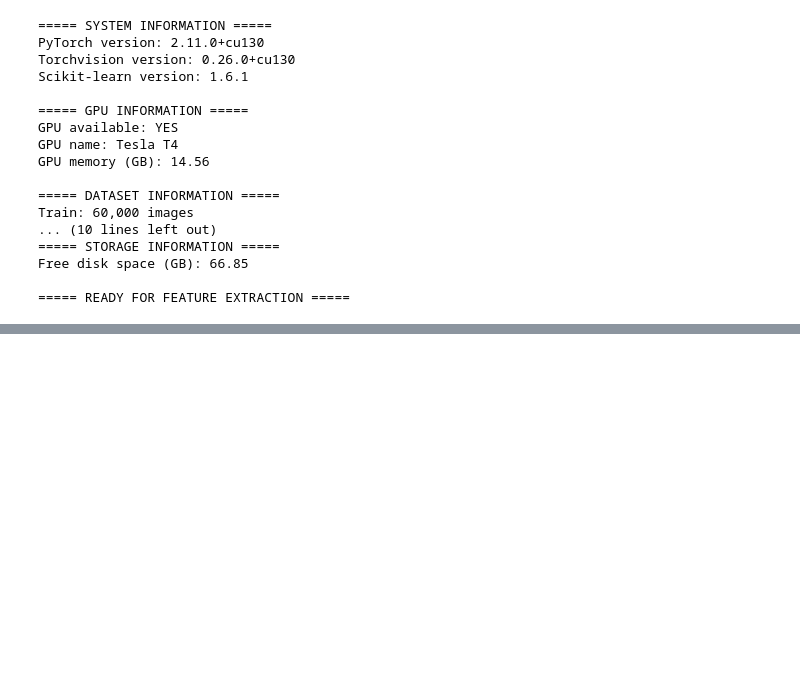
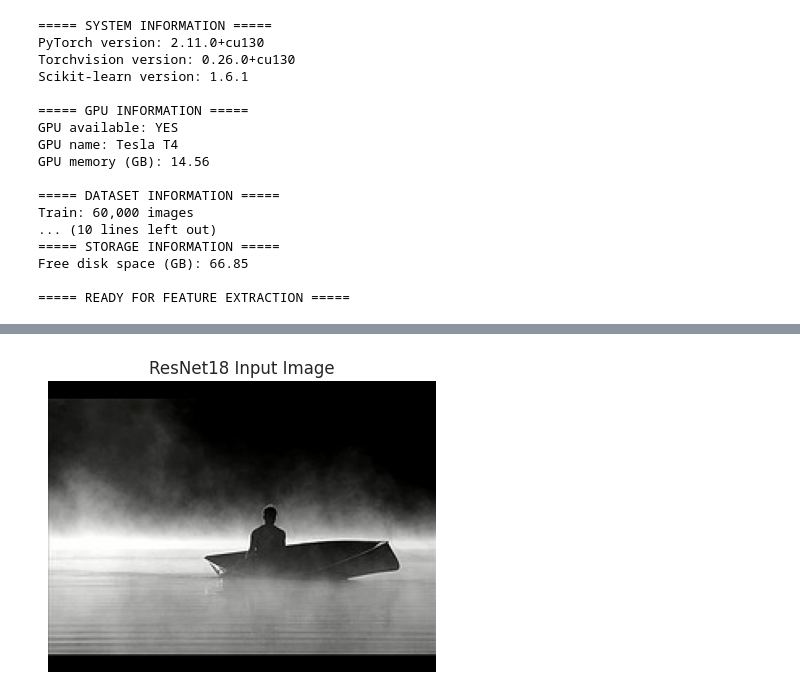
Before and after one commit to Fifakung94/MachineLearning_Project, a Jupyter notebook: notebooks/ML_Project.ipynb, the cells around one changed output, grey strips where cells are left out. Saved outputs shown, nothing was run; the diff lists cells and outputs as text; code cells hidden in the pictures; blank space fills up the shorter version.

```diff
--- a/notebooks/ML_Project.ipynb
+++ b/notebooks/ML_Project.ipynb
@@ -546,0 +963,98 @@ Free disk space (GB): 66.85
+# %%
+# ==================================================
+# PHASE 2 - STEP 6
+# RESNET18 FEATURE EXTRACTION: SINGLE IMAGE TEST
+# ==================================================
+
+import torch
+import torch.nn as nn
+import numpy as np
+import matplotlib.pyplot as plt
+
+from pathlib import Path
+from PIL import Image
+from torchvision.models import resnet18, ResNet18_Weights
+
+# 1. Select computing device
+device = torch.device(
+    "cuda" if torch.cuda.is_available() else "cpu"
+)
+
+print("===== DEVICE INFORMATION =====")
+print("Using device:", device)
+
+if device.type == "cuda":
+    print("GPU:", torch.cuda.get_device_name(0))
+
+# 2. Load pretrained ResNet18
+weights = ResNet18_Weights.DEFAULT
+
+resnet_model = resnet18(weights=weights)
+
+# Remove the final classification layer
+resnet_model.fc = nn.Identity()
+
+# Move model to device and enable evaluation mode
+resnet_model = resnet_model.to(device)
+resnet_model.eval()
+
+print("\n===== MODEL INFORMATION =====")
+print("Model: ResNet18")
+print("Pretrained weights:", weights)
+print("Final layer:", resnet_model.fc)
+print("Feature dimensions: 512")
+
+# 3. Define preprocessing
+preprocess = weights.transforms()
+
+# 4. Select first training image
+image_name = Path(
+    str(train_df.iloc[0]["image"]).replace("\\", "/")
+).name
+
+image_path = (
+    Path("/content/datasets/NUS_WIDE/train")
+    / image_name
+)
+
+assert image_path.is_file(), "Image not found!"
+
+with Image.open(image_path) as img:
+    image = img.convert("RGB").copy()
+
+# 5. Convert image into model input tensor
+input_tensor = preprocess(image).unsqueeze(0)
+input_tensor = input_tensor.to(device)
+
+print("\n===== INPUT INFORMATION =====")
+print("Image:", image_name)
+print("Original size:", image.size)
+print("Input tensor shape:", tuple(input_tensor.shape))
+
+# 6. Extract deep features without gradients
+with torch.inference_mode():
+    features = resnet_model(input_tensor)
+
+# 7. Convert features to NumPy
+features_np = (
+    features.cpu().numpy().astype(np.float32)
+)
+
+print("\n===== RESNET18 FEATURES =====")
+print("Feature shape:", features_np.shape)
+print("Data type:", features_np.dtype)
+print("Contains NaN:", np.isnan(features_np).any())
+print("Contains Inf:", np.isinf(features_np).any())
+
+assert features_np.shape == (1, 512)
+assert np.isfinite(features_np).all()
+
+# 8. Display original image
+plt.figure(figsize=(5, 4))
+plt.imshow(image)
+plt.title("ResNet18 Input Image")
+plt.axis("off")
+plt.show()
+
+print("\nSUCCESS: ResNet18 feature extraction passed!")
+# %% [output]
@@ -546,0 +1081 @@ Free disk space (GB): 66.85
+[figure, added]
```
Also changed, not shown: parts of 16 cells of this notebook.
